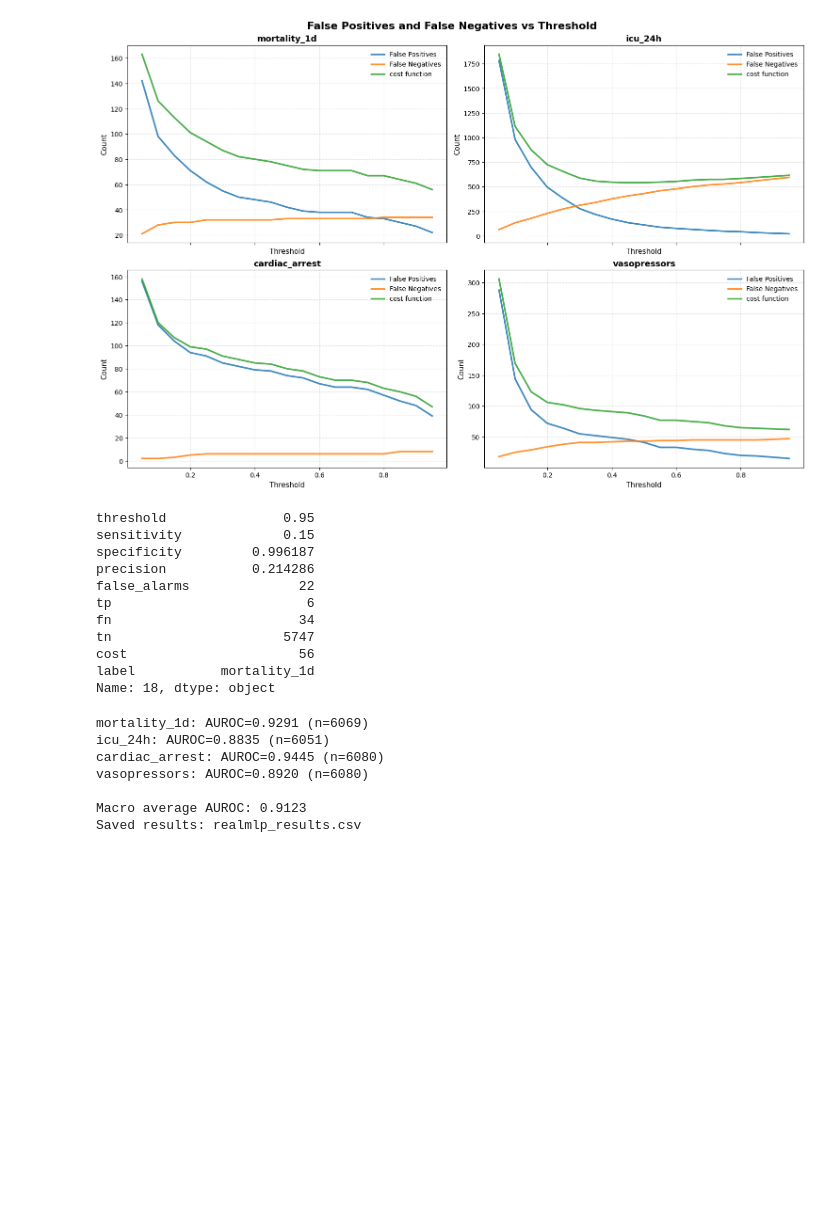
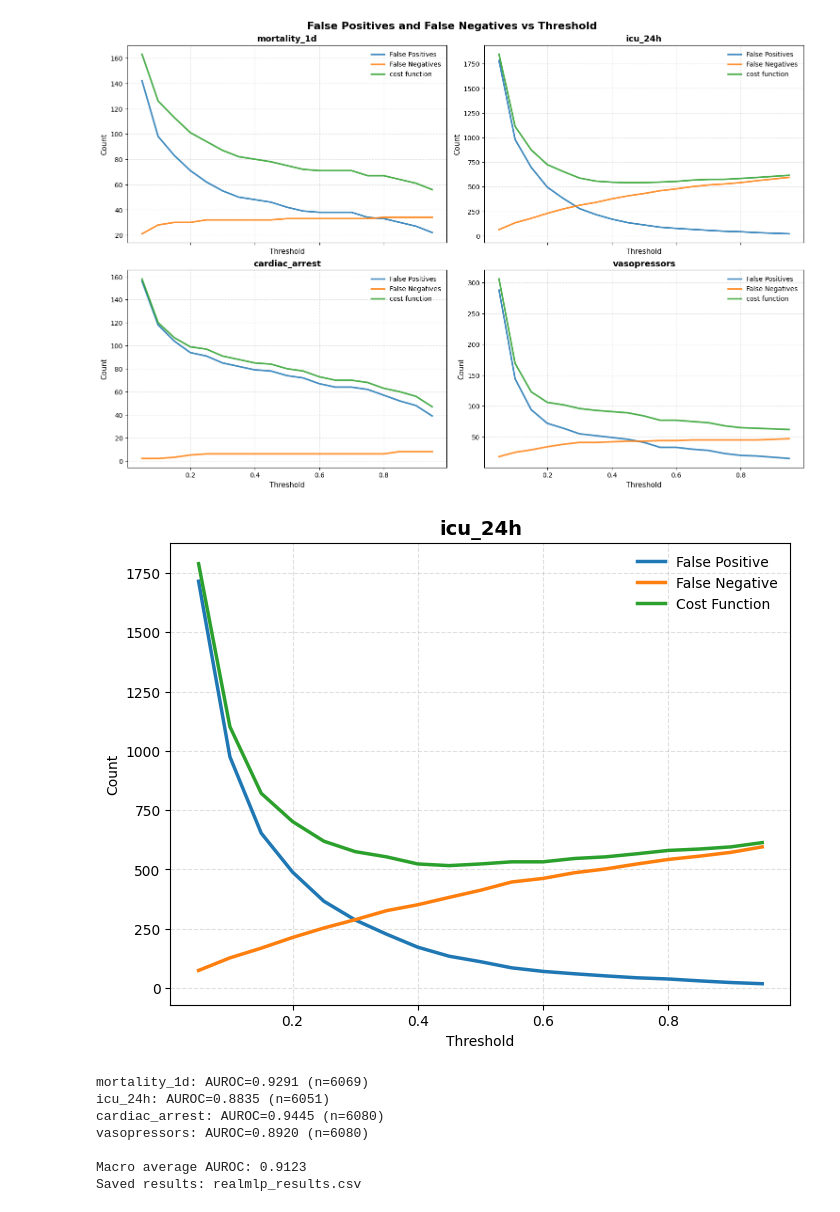
Before and after one commit to cookiehyun/Q-Model, a Jupyter notebook: Medical_DA_in_DL.ipynb, the cells around one changed output. Saved outputs shown, nothing was run; the diff lists cells and outputs as text; code cells hidden in the pictures; blank space fills up the shorter version.

```diff
--- a/Medical_DA_in_DL.ipynb
+++ b/Medical_DA_in_DL.ipynb
@@ -319,0 +320,7 @@ Best validation AUROC: 0.9185 at epoch 3
+# %%
+target_idx = lbl_itos_deterioration.index("icu_24h")
+
+mask = ~np.isnan(all_labels[:, target_idx])
+
+y_true = all_labels[mask, target_idx]
+y_prob = all_preds[mask, target_idx]
@@ -341,9 +444,9 @@ def evaluate_thresholds(y_true, y_prob, thresholds=np.arange(0.05, 1.0, 0.05), c
             "sensitivity": sensitivity,
             "specificity": specificity,
             "precision": precision,
-            "false_alarms": fp,
+            "False Positive": fp,
             "tp": tp,
-            "fn": fn,
+            "False Negative": fn,
             "tn": tn,
             "cost": cost
         })
@@ -410,8 +513,8 @@ for i, lbl in enumerate(lbl_itos_deterioration):
         "sensitivity",
         "specificity",
         "precision",
-        "false_alarms",
-        "fn"
+        "False Positive",
+        "False Negative"
     ]])
     df_thr["label"] = lbl
 
@@ -525,20 +655,32 @@ fig.suptitle("False Positives and False Negatives vs Threshold", fontsize=16, fo
 plt.show()
 # %% [output]
 [figure]
-# %%
-best_row[0]
-# %% [output]
-threshold               0.95
-sensitivity             0.15
-specificity         0.996187
-precision           0.214286
-false_alarms              22
-tp                         6
-fn                        34
-tn                      5747
-cost                      56
-label           mortality_1d
-Name: 18, dtype: object
+# %%
+df = results_df[results_df["label"] == "icu_24h"]
+
+x = df["threshold"]
+fp = df["False Positive"]
+fn = df["False Negative"]
+cost_fct = df["cost"]
+
+best_row = df.loc[df["cost"].idxmin()]
+
+plt.figure(figsize=(8, 6))
+
+plt.plot(x, fp, label="False Positive", linewidth=2.5)
+plt.plot(x, fn, label="False Negative", linewidth=2.5)
+plt.plot(x, cost_fct, label="Cost Function", linewidth=2.5)
+
+plt.title("icu_24h", fontsize=14, fontweight="bold")
+plt.xlabel("Threshold")
+plt.ylabel("Count")
+
+plt.grid(True, linestyle="--", alpha=0.4)
+plt.legend(frameon=False)
+
+plt.show()
+# %% [output]
+[figure, added]
 # %%
 encoder.load_state_dict(torch.load('best_realmlp.pt'))
 encoder.eval()
```
Also changed, not shown: parts of 12 cells of this notebook.
